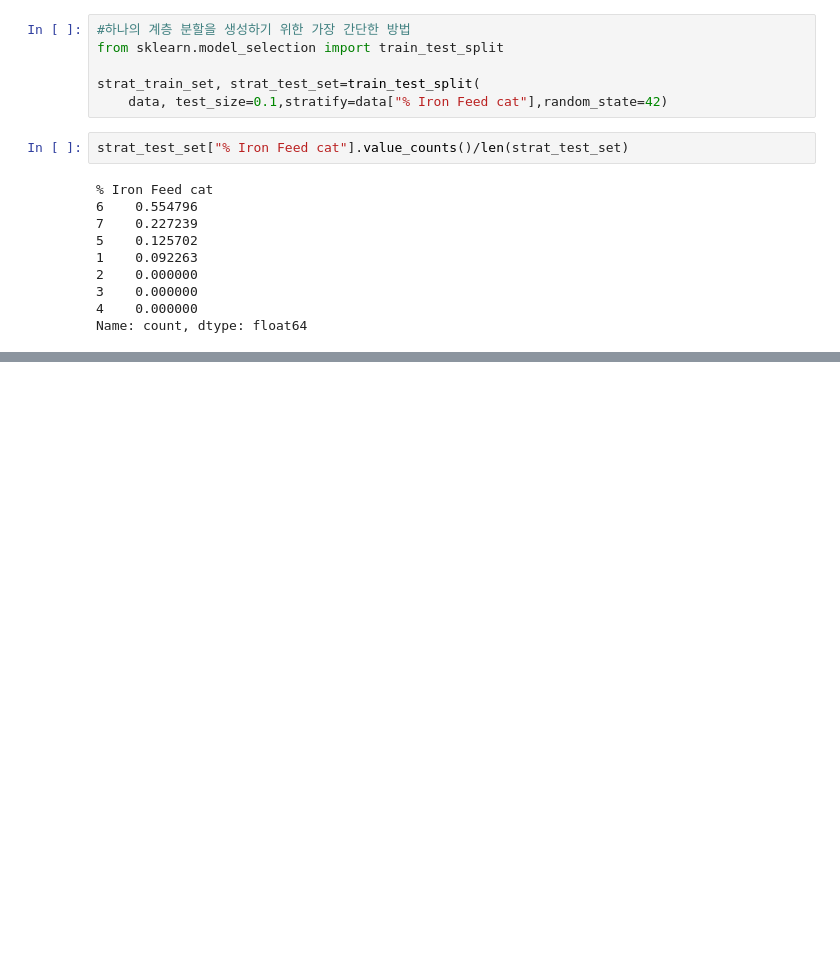
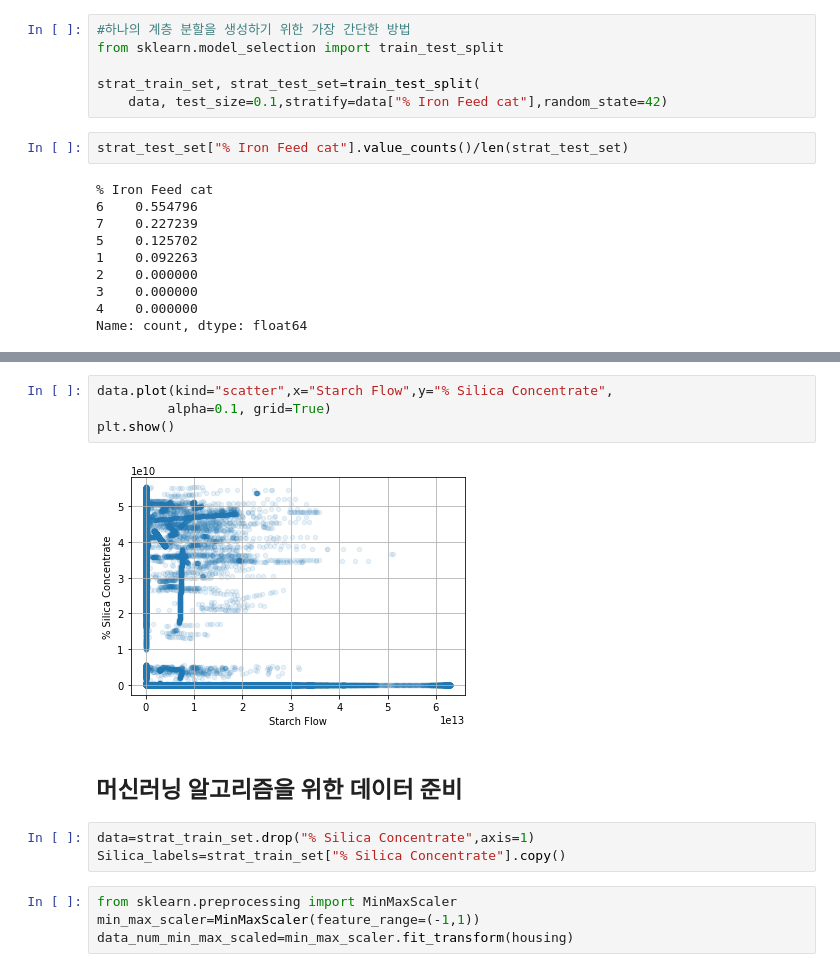
Before and after one commit to sjin0911/Hands-on-Machine-Learning, a Jupyter notebook: MLproject.ipynb, the cells around one changed output, grey strips where cells are left out. Saved outputs shown, nothing was run; the diff lists cells and outputs as text; blank space fills up the shorter version.

```diff
--- a/MLproject.ipynb
+++ b/MLproject.ipynb
@@ -223,0 +323,15 @@ for set_ in (strat_train_set, strat_test_set):
+# %%
+data.plot(kind="scatter",x="Starch Flow",y="% Silica Concentrate",
+         alpha=0.1, grid=True)
+plt.show()
+# %% [output]
+[figure, added]
+# %% [markdown]
+## 머신러닝 알고리즘을 위한 데이터 준비
+# %%
+data=strat_train_set.drop("% Silica Concentrate",axis=1)
+Silica_labels=strat_train_set["% Silica Concentrate"].copy()
+# %%
+from sklearn.preprocessing import MinMaxScaler
+min_max_scaler=MinMaxScaler(feature_range=(-1,1))
+data_num_min_max_scaled=min_max_scaler.fit_transform(housing)
```
Also changed, not shown: parts of 15 cells of this notebook.
